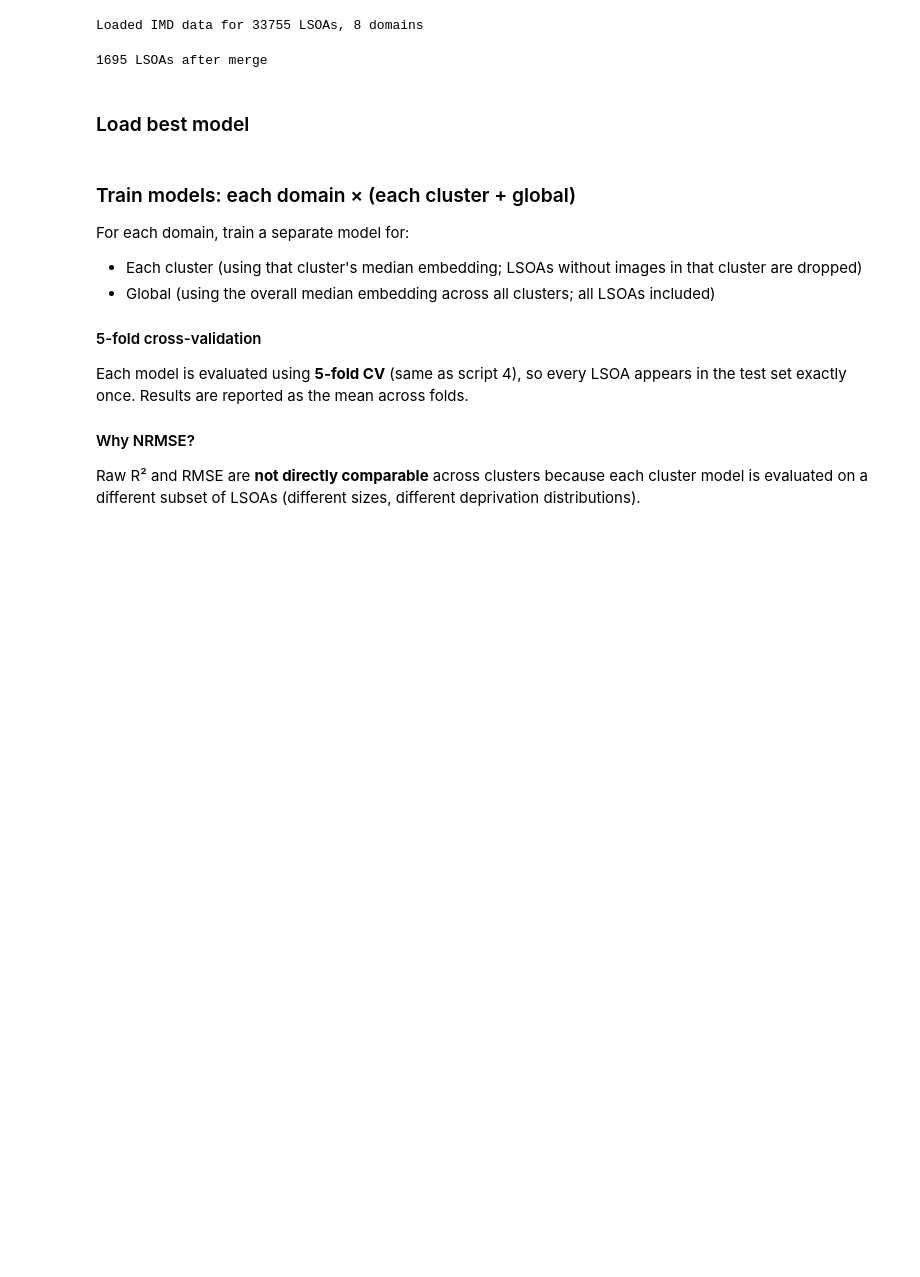
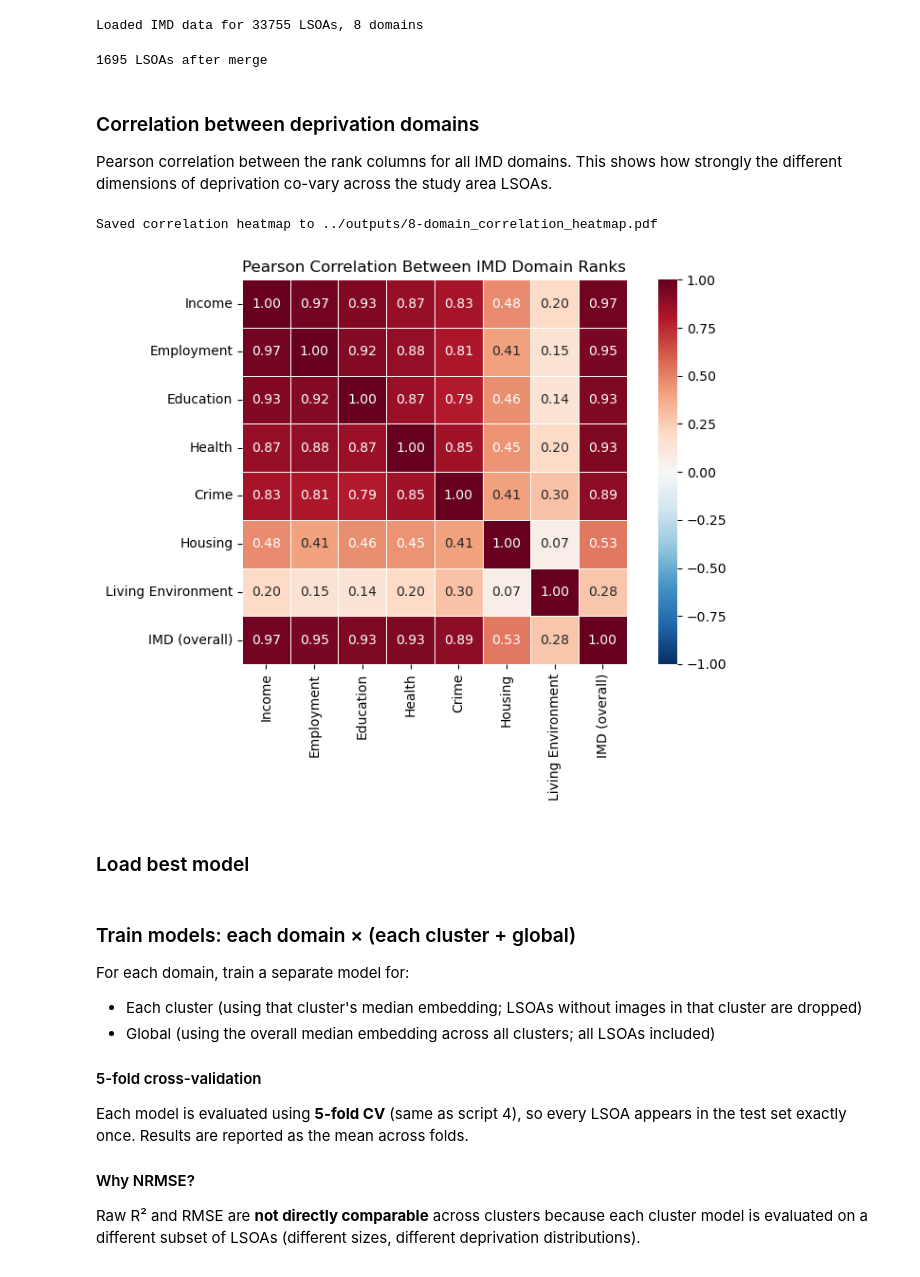
Before and after one commit to Urban-Analytics/INTEGRATE-Embeddings-Deprivation, a Jupyter notebook: notebooks/8-Prediction_Deprivation_domains.ipynb, the cells around one changed output. Drawn from its saved outputs; the diff is of its cells as text; code cells hidden in the pictures; blank space fills up the shorter version.

Commit message:
added domain correlation heat map

```diff
--- a/notebooks/8-Prediction_Deprivation_domains.ipynb
+++ b/notebooks/8-Prediction_Deprivation_domains.ipynb
@@ -161,6 +161,43 @@ df = embedding_df.merge(imd, on="LSOA21CD")
 print(f"{len(df)} LSOAs after merge")
 # %% [output]
 1695 LSOAs after merge
+# %% [markdown]
+### Correlation between deprivation domains
+
+Pearson correlation between the rank columns for all IMD domains. This shows how strongly the different dimensions of deprivation co-vary across the study area LSOAs.
+# %%
+# Compute correlation matrix between domain rank columns
+domain_rank_cols = list(imd_domains.values())
+domain_short_names = list(imd_domains.keys())
+
+corr = df[domain_rank_cols].corr()
+# Replace long column/index names with short domain names for readability
+corr.index = domain_short_names
+corr.columns = domain_short_names
+
+fig, ax = plt.subplots(figsize=(8, 6))
+sns.heatmap(
+    corr,
+    annot=True,
+    fmt=".2f",
+    cmap="RdBu_r",
+    vmin=-1, vmax=1,
+    linewidths=0.5,
+    square=True,
+    ax=ax,
+)
+ax.set_title("Pearson Correlation Between IMD Domain Ranks")
+plt.tight_layout()
+
+# Save to PDF in the outputs directory
+output_path = os.path.join(outputs_dir, "8-domain_correlation_heatmap.pdf")
+plt.savefig(output_path, bbox_inches="tight")
+print(f"Saved correlation heatmap to {output_path}")
+
+plt.show()
+# %% [output]
+Saved correlation heatmap to ../outputs/8-domain_correlation_heatmap.pdf
+[figure, added]
 # %% [markdown]
 ### Load best model
 # %%
```
Also changed, not shown: 1 other file.
